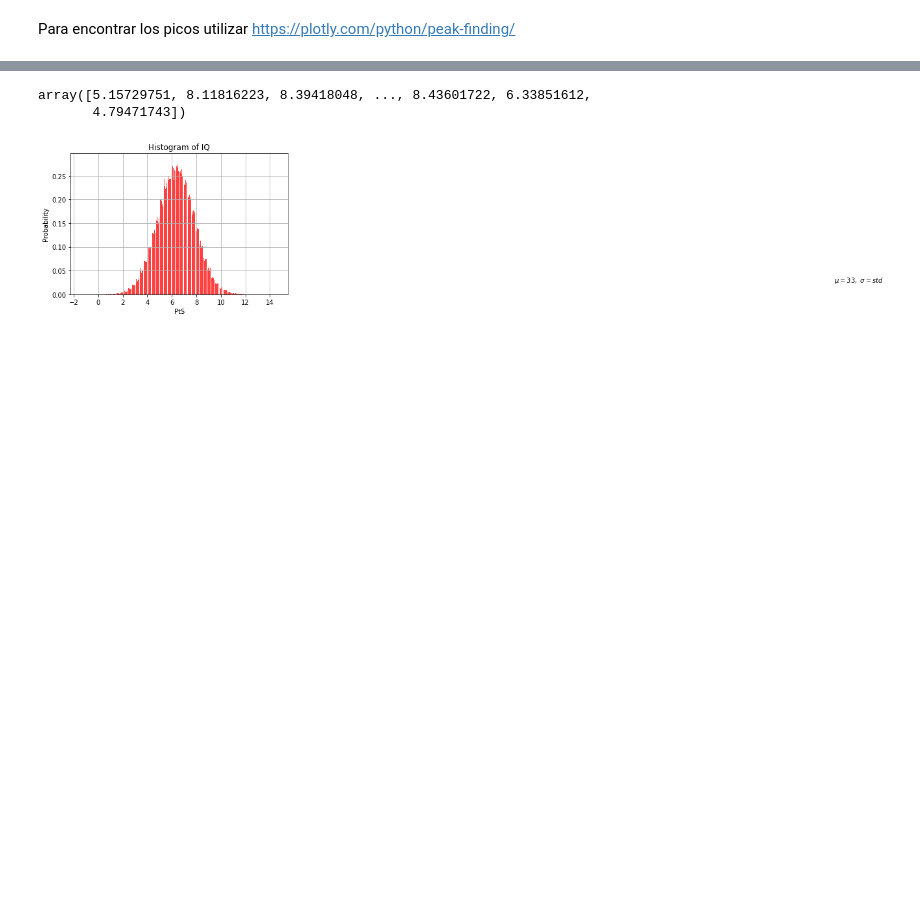
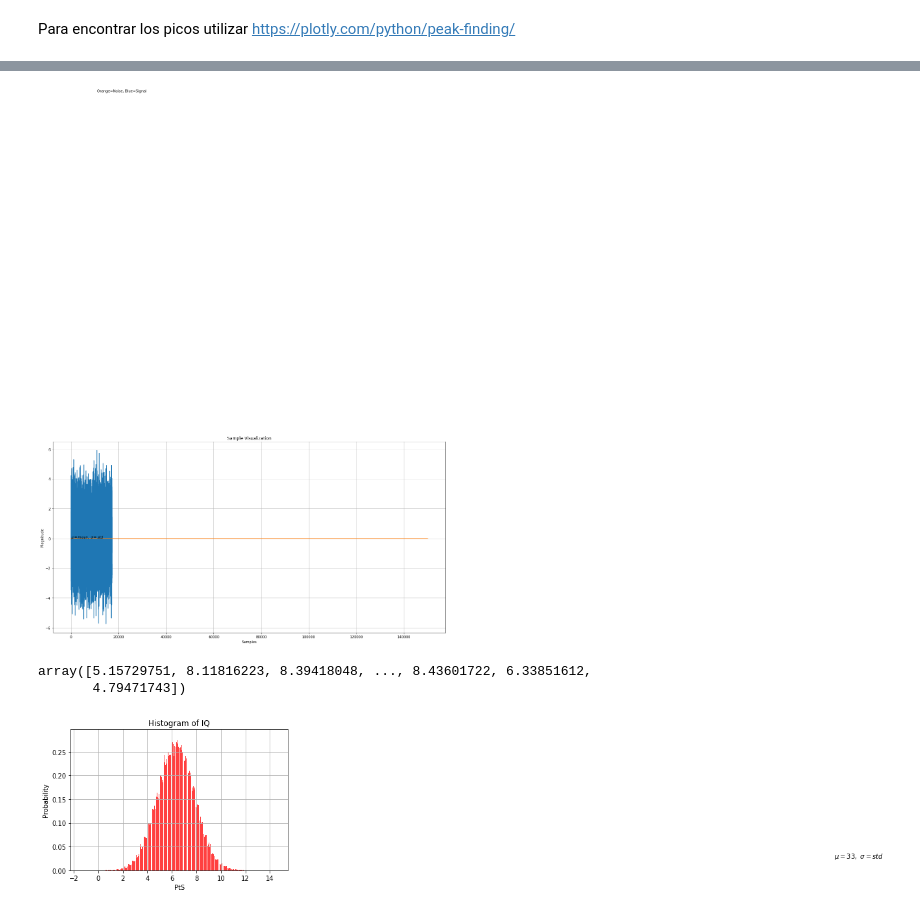
Before and after one commit to sebasmos/SolarFlares-Standford, a Jupyter notebook: SunAnalysis_TensorFlow_pynb.ipynb, the cells around one changed output, grey strips where cells are left out. Cells and saved outputs as stored; diff of their text form; code cells hidden in the pictures; blank space fills up the shorter version.

```diff
--- a/SunAnalysis_TensorFlow_pynb.ipynb
+++ b/SunAnalysis_TensorFlow_pynb.ipynb
@@ -162,3 +177,41 @@ Samples to consider within artificial noise model 1440
+# %%
+from scipy.signal import find_peaks
+import numpy as np
+
+fs=1
+f, Pxx_den = signal.welch(Signal, 300000/fs, nperseg=1024)
+
+Mean_Pxx_den = np.mean(Pxx_den)
+Std_Pxx_den = np.std(Pxx_den)
+
+GaussianNoise = []
+#Variables a considerar
+mu, sigma = Mean_Pxx_den, Std_Pxx_den
+# Hacemos un analisis muestral vertical.
+for i in range(1,M,1):
+  ys = mu + std*np.random.randn(17280)
+  GaussianNoise.append(ys)
+
+x = [x for x in range(len(ys))]
+
+plt.figure(figsize=(20, 10))
+#for k in range(1,M,1):
+  #plt.plot(x,GaussianNoise(k))
+
+#Se calculan los picos
+indices = find_peaks(Signal)
+#Se grafica todo
+plt.plot(x,ys,'-',f, np.sqrt(Pxx_den), '-' )
+plt.title("Sample Visualization")
+plt.ylabel("Magnitude")
+plt.xlabel("Samples")
+plt.grid(True)
+plt.text(60, .025, r'$\mu=mean,\ \sigma=std$')
+
+plt.text(11000, 30, r'Orange=Noise, Blue=Signal')
+plt.show()
+# %% [output]
+[figure, added]
 # %%
 ys
 # %% [output]
```
Also changed, not shown: parts of 12 cells of this notebook.
